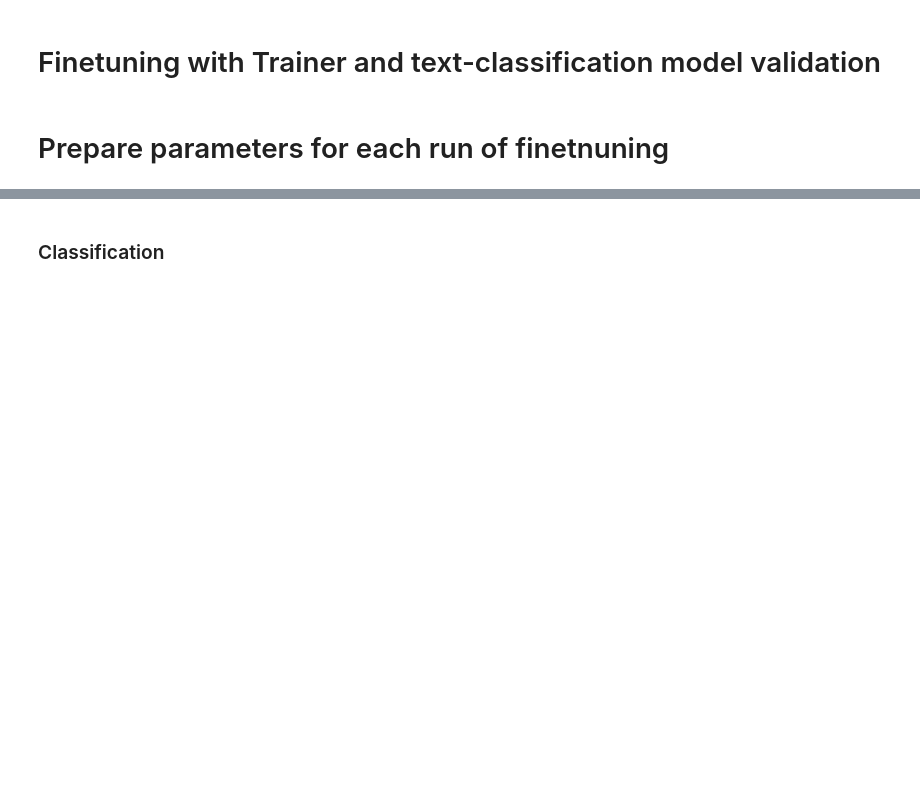
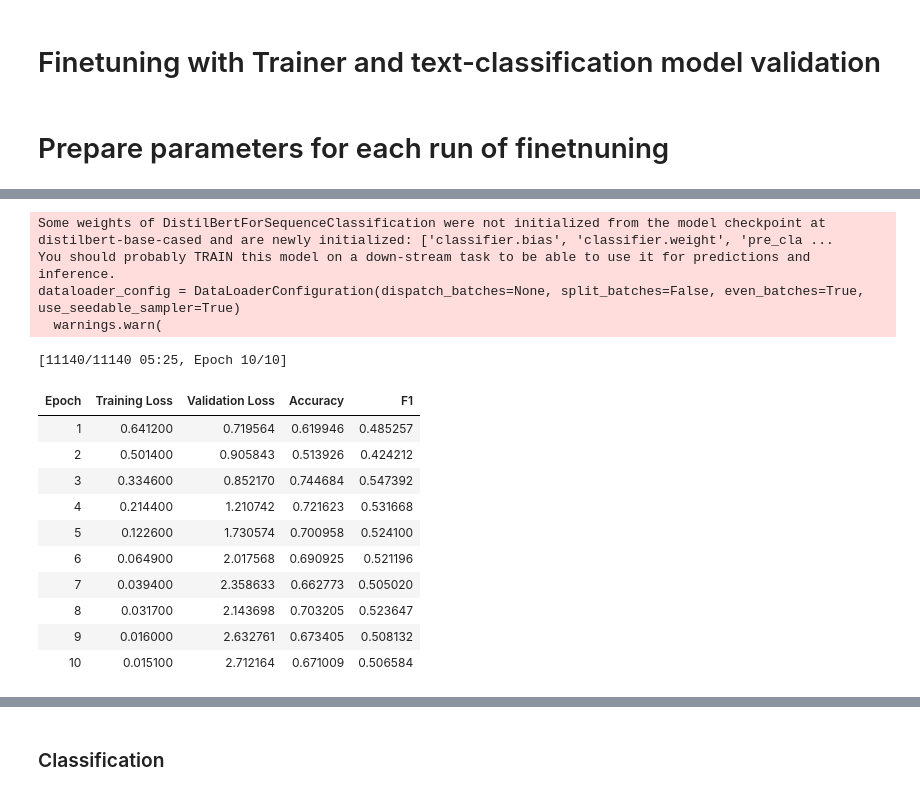
Before and after one commit to japarty/looptune, a Jupyter notebook: Finetuning with Trainer and text-classification model validation.ipynb, the cells around one changed output, grey strips where cells are left out. Drawn from its saved outputs; the diff is of its cells as text; code cells hidden in the pictures; blank space fills up the shorter version.

```diff
--- a/Finetuning with Trainer and text-classification model validation.ipynb
+++ b/Finetuning with Trainer and text-classification model validation.ipynb
@@ -51,15 +49,20 @@ from transformers.modelcard import parse_log_history
 # model_path = 'distilbert-base-uncased'
 # model_path = 'xlmoberta'
 
+# , 'camembert-base', 'ctrl', 'transfo-xl-wt103', 'xlnet-base-cased', 'roberta-base', 'distilroberta-base', 'flaubert/flaubert_base_cased'
 
 #if list of objects is provided list of all combinations of parameters will be created for running
-params_tested = {'model': ['distilbert-base-cased', 'camembert-base', 'ctrl', 'transfo-xl-wt103', 'xlnet-base-cased', 'roberta-base', 'distilroberta-base', 'flaubert/flaubert_base_cased'],
+params_tested = {'model': ['distilbert-base-cased'],
                  'num_train_epochs': 10,
                  'save_strategy': 'no',
                  'per_device_train_batch_size': 8,
                  'per_device_eval_batch_size': 64,
-                 'split': (90, 10) #currently not used anywhere, as data splitting is not part of the loop
+                 'split': (80, 20) #may be tuple of len 2/3, dividing respectively into 2:{train, test} and 3:{train, test, validate}. By default labels are stratified. You may pass "balanced" instead of the last element, number of labels for each class will be
                  }
+import numbers
+split_s = sum([i for i in params_tested['split'] if isinstance(i, numbers.Integral)])
+params_tested['split'] = tuple([i/split_s if isinstance(i, numbers.Integral) else i for i in params_tested['split']])
+
 
 
 params_tested={i:[q] if type(q) is not list else q for (i,q) in params_tested.items()}
@@ -83,5 +198,5 @@ train_params_looped = result
 # %%
-# PolarIs-Pathos
+# Load PolarIs-Pathos to df
 if colab:
   from google.colab import drive
   drive.mount('/content/drive')
@@ -91,17 +206,5 @@ else:
 
 df = pd.read_excel(data_path)
 df['label'] = df[['No_pathos', 'Positive', 'Negative']].idxmax(axis=1)
+df['label'] = df['label'].apply(lambda x: to_binary_classification(x))
 df = df.rename(columns={'Sentence':'sentence'})
-
-target_map = {k:i for i,k in enumerate(df['label'].unique())}
-reversed_target_map = {v:k for k, v in target_map.items()}
-
-X, y = df['sentence'], df['label'].map(target_map)
-X_train, X_test, y_train, y_test = train_test_split(X, y, test_size=0.10, random_state=42, stratify=y)
-# X_val, X_test, y_val, y_test = train_test_split(X_test, y_test, test_size=0.50, random_state=42, stratify=y_test)
-
-ds = DatasetDict()
-ds['train'] = Dataset.from_pandas(pd.concat([X_train, y_train], axis=1))
-ds['test'] = Dataset.from_pandas(pd.concat([X_test, y_test], axis=1))
-# ds['validate'] = Dataset.from_pandas(pd.concat([X_val, y_val], axis=1))
-ds
@@ -217,0 +211,22 @@ You should probably TRAIN this model on a down-stream task to be able to use it
+# %%
+#run looped
+for train_params in train_params_looped[:1]:
+    ds, target_map, reversed_target_map, = df_to_ds(df, train_params)
+    finetune(train_params, ds)
+# %% [output]
+Some weights of DistilBertForSequenceClassification were not initialized from the model checkpoint at distilbert-base-cased and are newly initialized: ['classifier.bias', 'classifier.weight', 'pre_cla ...
+You should probably TRAIN this model on a down-stream task to be able to use it for predictions and inference.
+dataloader_config = DataLoaderConfiguration(dispatch_batches=None, split_batches=False, even_batches=True, use_seedable_sampler=True)
+  warnings.warn(
+[11140/11140 05:25, Epoch 10/10]
+| Epoch | Training Loss | Validation Loss | Accuracy | F1 |
+| 1 | 0.641200 | 0.719564 | 0.619946 | 0.485257 |
+| 2 | 0.501400 | 0.905843 | 0.513926 | 0.424212 |
+| 3 | 0.334600 | 0.852170 | 0.744684 | 0.547392 |
+| 4 | 0.214400 | 1.210742 | 0.721623 | 0.531668 |
+| 5 | 0.122600 | 1.730574 | 0.700958 | 0.524100 |
+| 6 | 0.064900 | 2.017568 | 0.690925 | 0.521196 |
+| 7 | 0.039400 | 2.358633 | 0.662773 | 0.505020 |
+| 8 | 0.031700 | 2.143698 | 0.703205 | 0.523647 |
+| 9 | 0.016000 | 2.632761 | 0.673405 | 0.508132 |
+| 10 | 0.015100 | 2.712164 | 0.671009 | 0.506584 |
```
Also changed, not shown: parts of 13 cells of this notebook, 2 other files.
